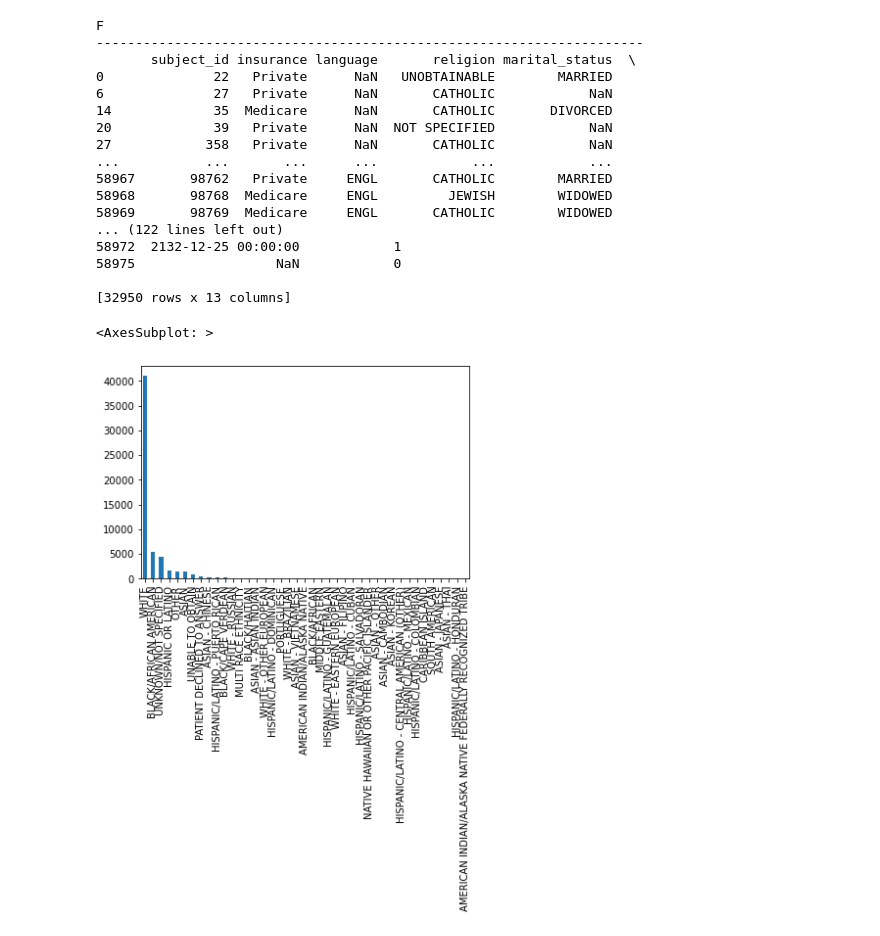
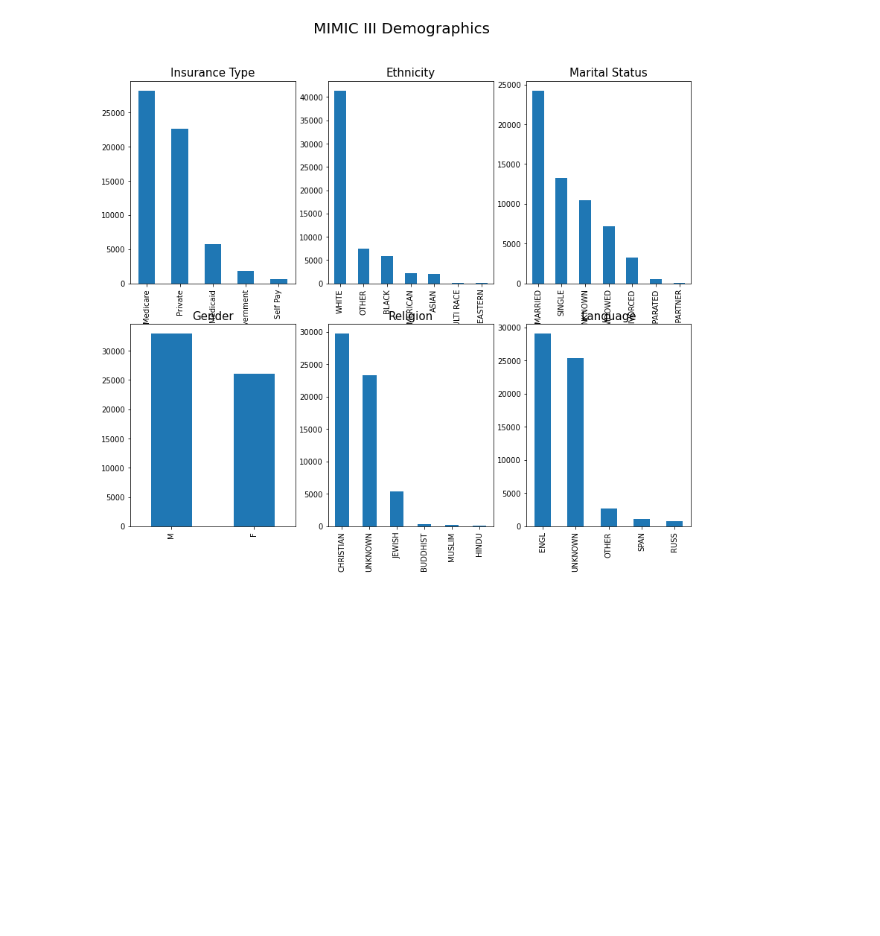
Before and after one commit to lottiewolf/NYCDSA_MIMIC_III, a Jupyter notebook: mimicIII_demographics.ipynb, the cells around one changed output. Saved outputs shown, nothing was run; the diff lists cells and outputs as text; code cells hidden in the pictures; blank space fills up the shorter version.

```diff
--- a/mimicIII_demographics.ipynb
+++ b/mimicIII_demographics.ipynb
@@ -20,19 +20,10 @@ df_patients.columns = df_patients.columns.str.lower()
 #drop columns to simplify for first analysis
 df_admin = df_admin.drop(columns=['row_id', 'hadm_id', 'admittime', 'dischtime', 'deathtime',
                                  'admission_type', 'admission_location', 'discharge_location',
-                                 'edregtime', 'edouttime', 'has_chartevents_data'])
+                                 'edregtime', 'edouttime', 'diagnosis', 'has_chartevents_data'])
 df_patients = df_patients.drop(columns=['row_id', 'dod_ssn'])
 df = pd.merge(df_admin, df_patients, on="subject_id")
 
 #print("Admissions:\n",df_admin.count(),"\n")
 #print("Patients:\n", df_patients.count(),"\n")
 #print("Merged:\n", df.count())
-
-#print(df_admin.count())
-#print(df_patients.count())
-#print(df['language'].value_counts())
-#print(df['religion'].value_counts())
-#print(df['marital_status'].value_counts())
-#print(df['ethnicity'].value_counts())
-#print(df['gender'].value_counts())
-#print(df['insurance'].value_counts())
@@ -87,39 +73,25 @@ Name: ethnicity, dtype: int64
-# %%
-group = df.groupby('gender')
-for label, data in group:
-    print(label) #this indicates the grouping
-    print('-'*70)
-    print(data) #this is a dataframe for that
-    print('\n')
-
-group.hospital_expire_flag.mean()
-
-df['ethnicity'].value_counts().plot(kind='bar')
-#plt.hist(group.hospital_expire_flag.mean())
-#plt.xlabel('percentage of deaths')
-#plt.ylabel('group')
-#plt.title('Histogram of mortality', fontsize = 20)
-
-#stats.f_oneway(sepal_len_setosa, sepal_len_vers, sepal_len_virg)
-
-#group.size()
-# %% [output]
-F
-----------------------------------------------------------------------
-       subject_id insurance language       religion marital_status  \
-0              22   Private      NaN   UNOBTAINABLE        MARRIED
-6              27   Private      NaN       CATHOLIC            NaN
-14             35  Medicare      NaN       CATHOLIC       DIVORCED
-20             39   Private      NaN  NOT SPECIFIED            NaN
-27            358   Private      NaN       CATHOLIC            NaN
-...           ...       ...      ...            ...            ...
-58967       98762   Private     ENGL       CATHOLIC        MARRIED
-58968       98768  Medicare     ENGL         JEWISH        WIDOWED
-58969       98769  Medicare     ENGL       CATHOLIC        WIDOWED
-... (122 lines left out)
-58972  2132-12-25 00:00:00            1
-58975                  NaN            0
-
-[32950 rows x 13 columns]
-<AxesSubplot: >
-[figure, removed]
+# %%
+fig = plt.figure()
+fig.suptitle('MIMIC III Demographics', fontsize=20)
+plt.rcParams["figure.figsize"] = (13.5, 11)
+ax1 = fig.add_subplot(2,3,1)
+ax1 = df['insurance'].value_counts().plot(kind='bar')
+ax1.set_title('Insurance Type', fontsize = 15)
+ax2 = fig.add_subplot(2,3,2)
+ax2 = df['ethnicity'].value_counts().plot(kind='bar')
+ax2.set_title('Ethnicity', fontsize = 15)
+ax3 = fig.add_subplot(2,3,3)
+ax3 = df['marital_status'].value_counts().plot(kind='bar')
+ax3.set_title('Marital Status', fontsize = 15)
+ax4 = fig.add_subplot(2,3,4)
+ax4 = df['gender'].value_counts().plot(kind='bar')
+ax4.set_title('Gender', fontsize = 15)
+ax5 = fig.add_subplot(2,3,5)
+ax5 = df['religion'].value_counts().plot(kind='bar')
+ax5.set_title('Religion', fontsize = 15)
+ax5 = fig.add_subplot(2,3,6)
+ax5 = df['language'].value_counts().plot(kind='bar')
+ax5.set_title('Language', fontsize = 15)
+plt.show()
+# %% [output]
+[figure, added]
```
Also changed, not shown: parts of 6 cells of this notebook, 1 other file.
